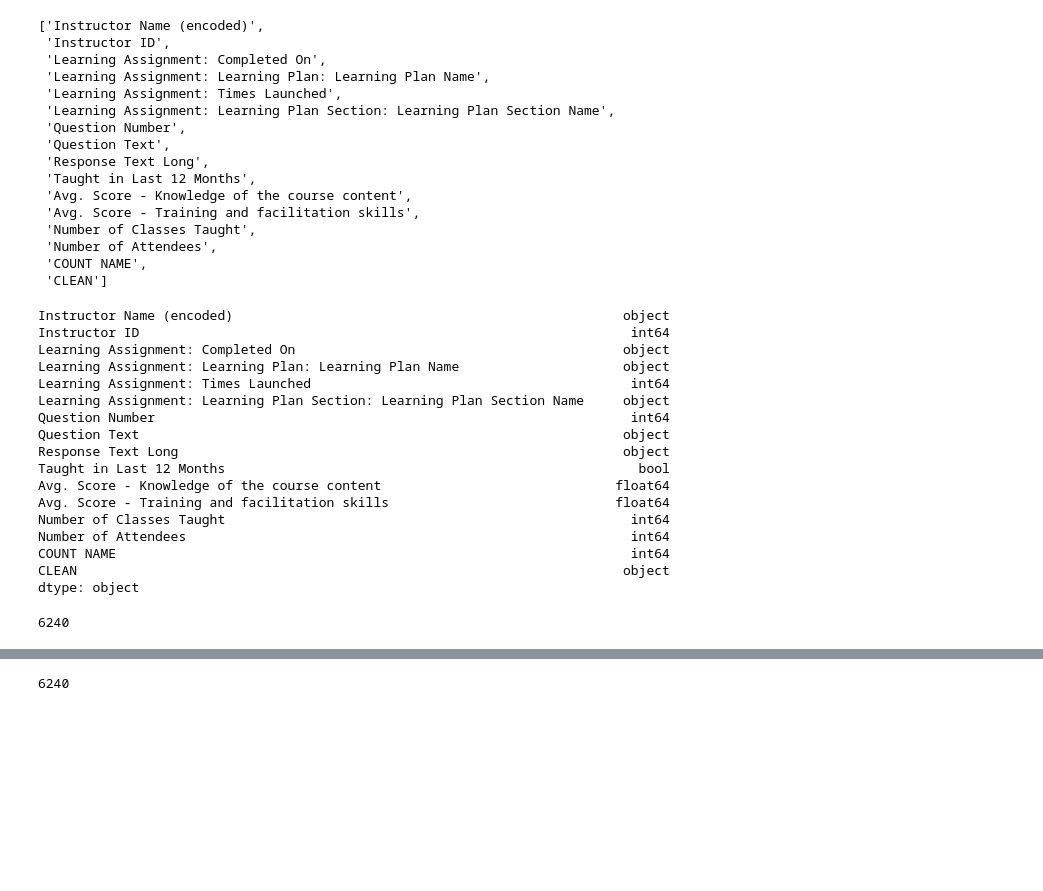
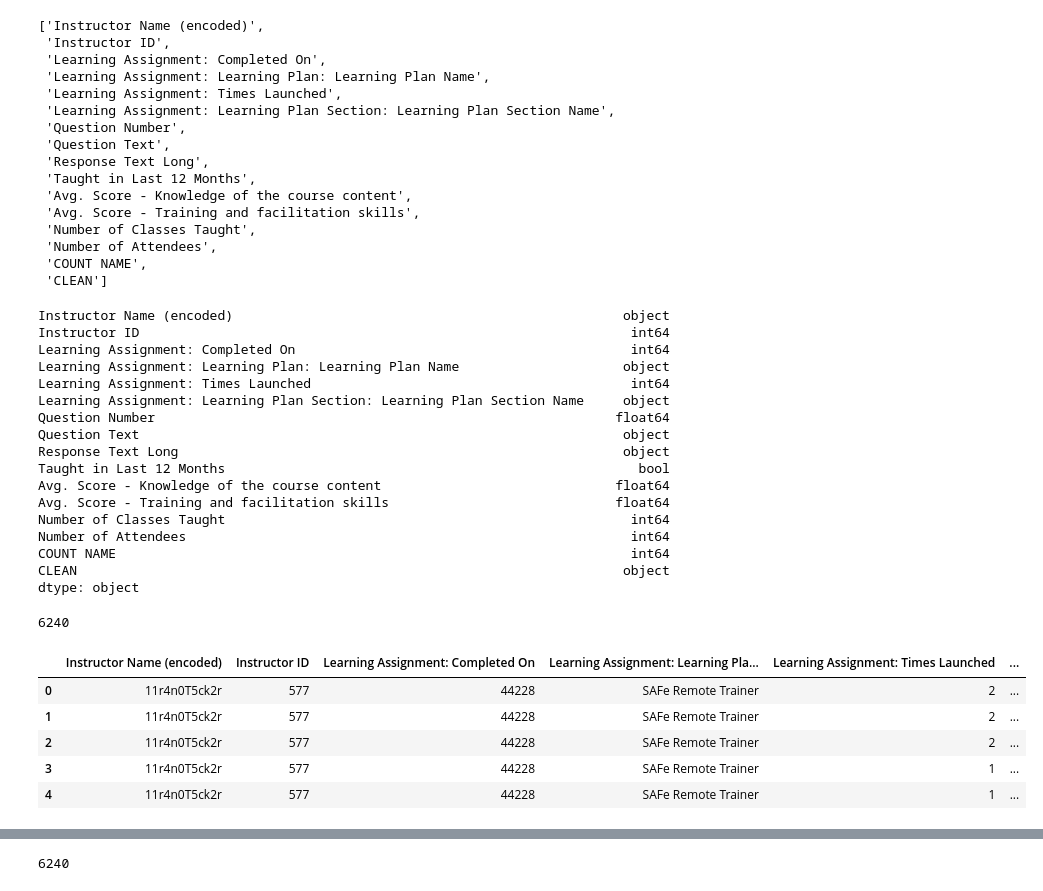
Before and after one commit to svfarago/Project_3, a Jupyter notebook: Sentiment_Preprocessing/Preprocessing + Bag of Words + Multiple Linear Regression.ipynb, the cells around one changed output, grey strips where cells are left out. Cells and saved outputs as stored; diff of their text form; code cells hidden in the pictures; blank space fills up the shorter version.

Commit message:
Updated code to add columns for lower case response, tokenized reponse and filtered words for response.

```diff
--- a/Sentiment_Preprocessing/Preprocessing + Bag of Words + Multiple Linear Regression.ipynb
+++ b/Sentiment_Preprocessing/Preprocessing + Bag of Words + Multiple Linear Regression.ipynb
@@ -20,6 +21,6 @@ from nltk import FreqDist
 # %%
 #Had issues with columns data type: 'float object is not iterable'
-filepath = ('RT_CLEAN_DATA.csv')
+filepath = os.path.join("..","..","Resources","RT_CLEAN_DATA.csv")
 df = pd.read_csv(filepath, encoding = "ISO-8859-1")
 # df.head()
 # %%
@@ -46,11 +47,11 @@ df.dtypes
 # %% [output]
 Instructor Name (encoded)                                                  object
 Instructor ID                                                               int64
-Learning Assignment: Completed On                                          object
+Learning Assignment: Completed On                                           int64
 Learning Assignment: Learning Plan: Learning Plan Name                     object
 Learning Assignment: Times Launched                                         int64
 Learning Assignment: Learning Plan Section: Learning Plan Section Name     object
-Question Number                                                             int64
+Question Number                                                           float64
 Question Text                                                              object
 Response Text Long                                                         object
 Taught in Last 12 Months                                                     bool
@@ -65,6 +66,23 @@ dtype: object
 df.shape[0]
 # %% [output]
 6240
+# %%
+response_lower_case=[]
+
+for idx, row in df.iterrows():
+    lower=(str(row['Response Text Long'])).lower()
+    response_lower_case.append(lower)
+# %%
+df['response_lower_case']=response_lower_case
+# %%
+df.head()
+# %% [output]
+|  | Instructor Name (encoded) | Instructor ID | Learning Assignment: Completed On | Learning Assignment: Learning Pla... | Learning Assignment: Times Launched | ... |
+| 0 | 11r4n0T5ck2r | 577 | 44228 | SAFe Remote Trainer | 2 | ... |
+| 1 | 11r4n0T5ck2r | 577 | 44228 | SAFe Remote Trainer | 2 | ... |
+| 2 | 11r4n0T5ck2r | 577 | 44228 | SAFe Remote Trainer | 2 | ... |
+| 3 | 11r4n0T5ck2r | 577 | 44228 | SAFe Remote Trainer | 1 | ... |
+| 4 | 11r4n0T5ck2r | 577 | 44228 | SAFe Remote Trainer | 1 | ... |
 # %%
 #Use tokenizer to divide a text into a list of sentences using an unsupervised algorithm
 #RegexpTokenizer splits a string into substrings using a regular expression - used this method because it removes punctuations
```
Also changed, not shown: parts of 14 cells of this notebook, 1 other file.
